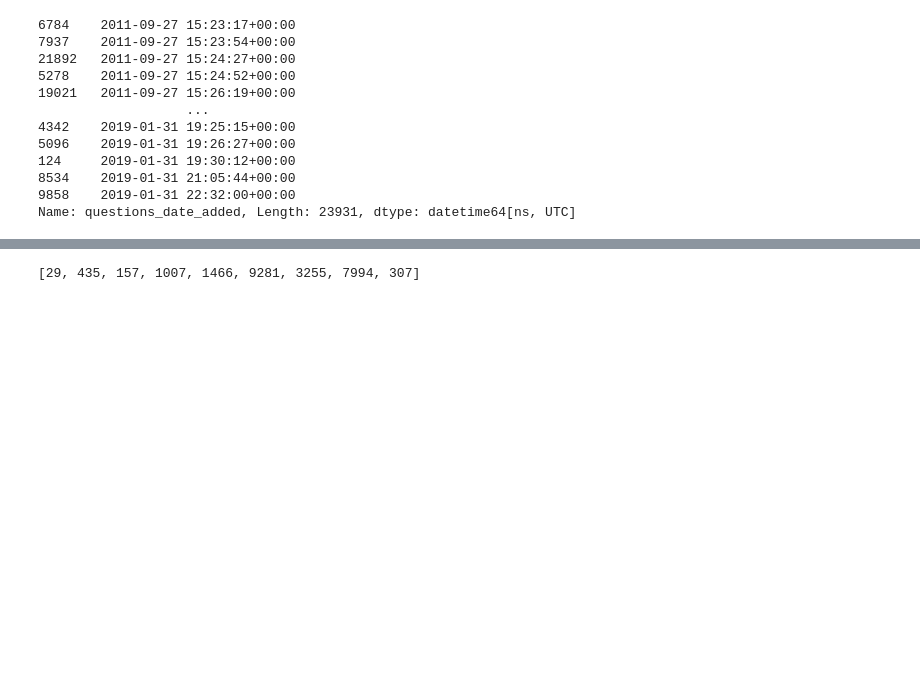
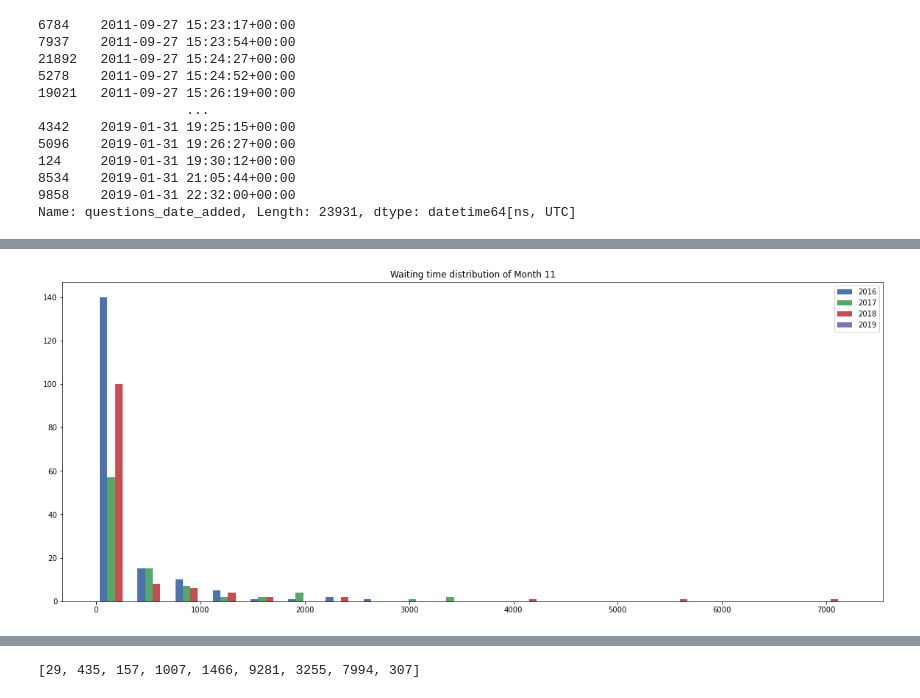
Before and after one commit to jccf12/career_village_challenge, a Jupyter notebook: Testing_Environment.ipynb, the cells around one changed output, grey strips where cells are left out. Cells and saved outputs as stored; diff of their text form; code cells hidden in the pictures; blank space fills up the shorter version.

```diff
--- a/Testing_Environment.ipynb
+++ b/Testing_Environment.ipynb
@@ -128,0 +102,14 @@ for year in range(2011,2020):
+# %%
+import numpy as np
+import matplotlib.pyplot as plt
+plt.style.use('seaborn-deep')
+
+mo = 11
+# bins = np.linspace(0, 1000, 30)
+plt.figure(figsize=(20,8))
+plt.hist([waiting_times[year][mo] for year in range(2016,2020)], bins = 20,label=list(range(2016,2020)))
+plt.legend(loc='upper right')
+plt.title('Waiting time distribution of Month {}'.format(mo))
+plt.show()
+# %% [output]
+[figure, added]
```
Also changed, not shown: parts of 28 cells of this notebook.
